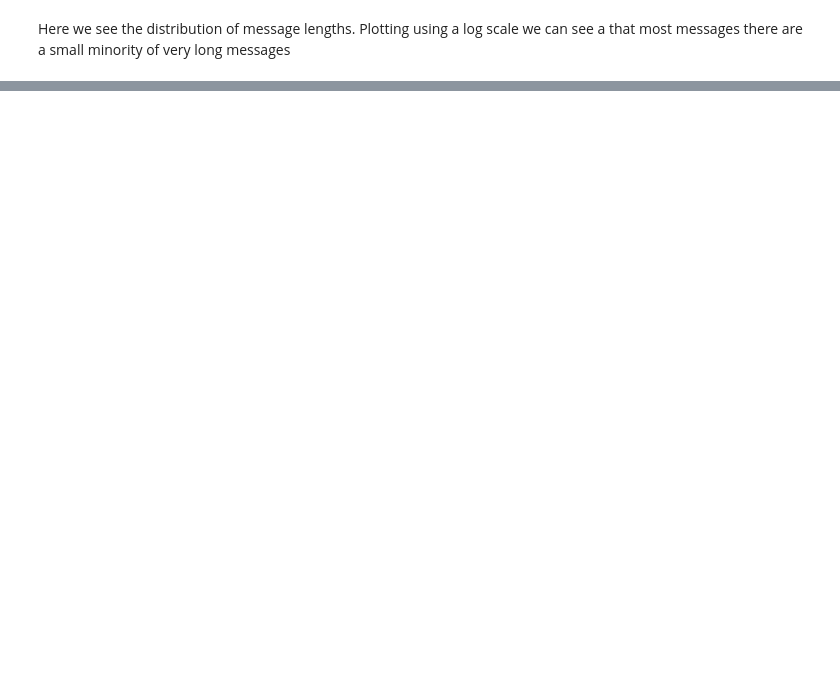
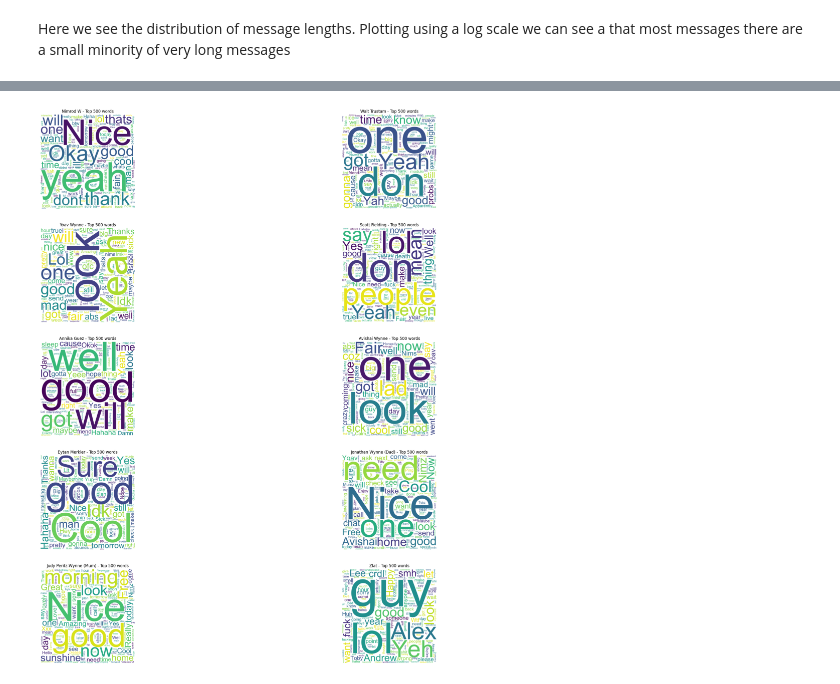
Before and after one commit to nimrodw/chatgen, a Jupyter notebook: notebooks/data_analysis.ipynb, the cells around one changed output, grey strips where cells are left out. Cells and saved outputs as stored; diff of their text form; code cells hidden in the pictures; blank space fills up the shorter version.

```diff
--- a/notebooks/data_analysis.ipynb
+++ b/notebooks/data_analysis.ipynb
@@ -164,11 +158,14 @@ plt.show()
 def create_word_cloud(sender, top_n_words=200):
     font_path = r"C:\Windows\Fonts\Arial.ttf"
     unique_words = df['text'].loc[df['sender'] == sender].str.split(" ", expand=True).stack().value_counts()
-    unique_words = unique_words.index.tolist()
+    words = unique_words.index.tolist()[1::]
+    freqs = unique_words.tolist()[1::]
+    d = dict(zip(words, freqs))
     wordcloud = WordCloud(width=800, height=800,
                           font_path=font_path,
                           background_color ='white', stopwords=None,
-                          min_font_size=10, min_word_length=3).generate(' '.join(unique_words[:top_n_words]))
+                          min_font_size=10, min_word_length=3).generate(' '.join(words[:top_n_words]))
+#    .generate_from_frequencies(d)
     return wordcloud
 # %%
 top_senders = df[['sender','text']].groupby(['sender']).count().sort_values(by='text', ascending=False)
@@ -183,11 +180,13 @@ for i, sender in enumerate(top_senders):
 # %%
 fig, ax = plt.subplots(int(len(top_senders)/2), 2, figsize=(30, 30))
 # fig, ax = plt.subplots(int(len(top_senders)), figsize=(30, 30))
 k = 0
 for i in range(2):
     for j in range(int(len(top_senders)/2)):
         ax[j, i].imshow(wordclouds[k])
-        ax[j, i].set_title(sender + " - Top " + str(n_words) + " words")
+        ax[j, i].set_title(top_senders[k] + " - Top " + str(n_words) + " words")
         ax[j, i].axis("off")
         k += 1
 plt.show()
+# %% [output]
+[figure, added]
```
Also changed, not shown: parts of 11 cells of this notebook, 2 other files.
